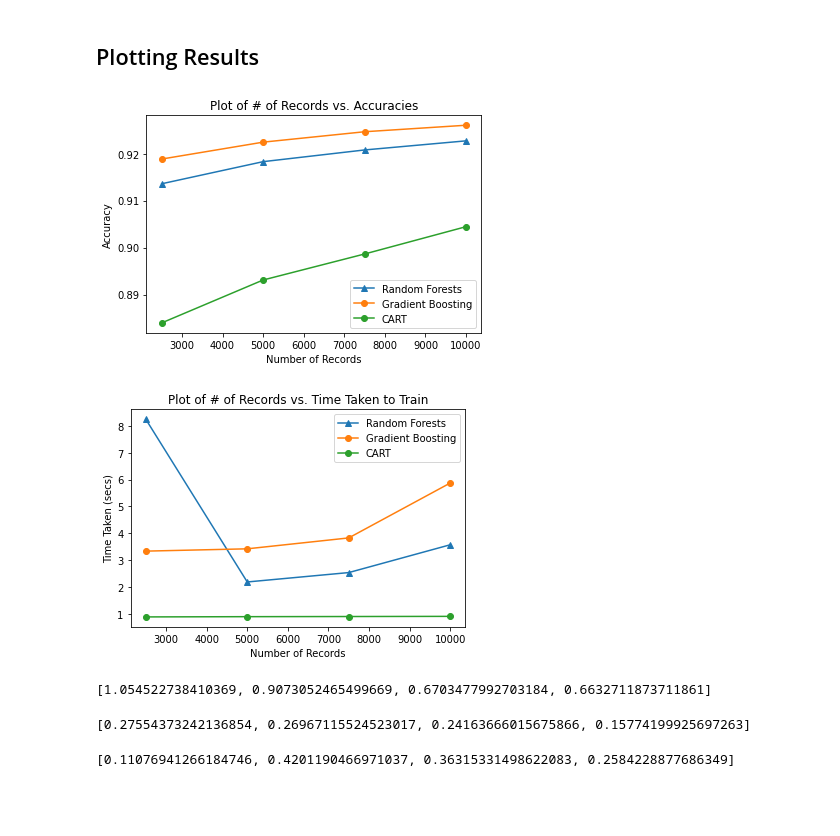
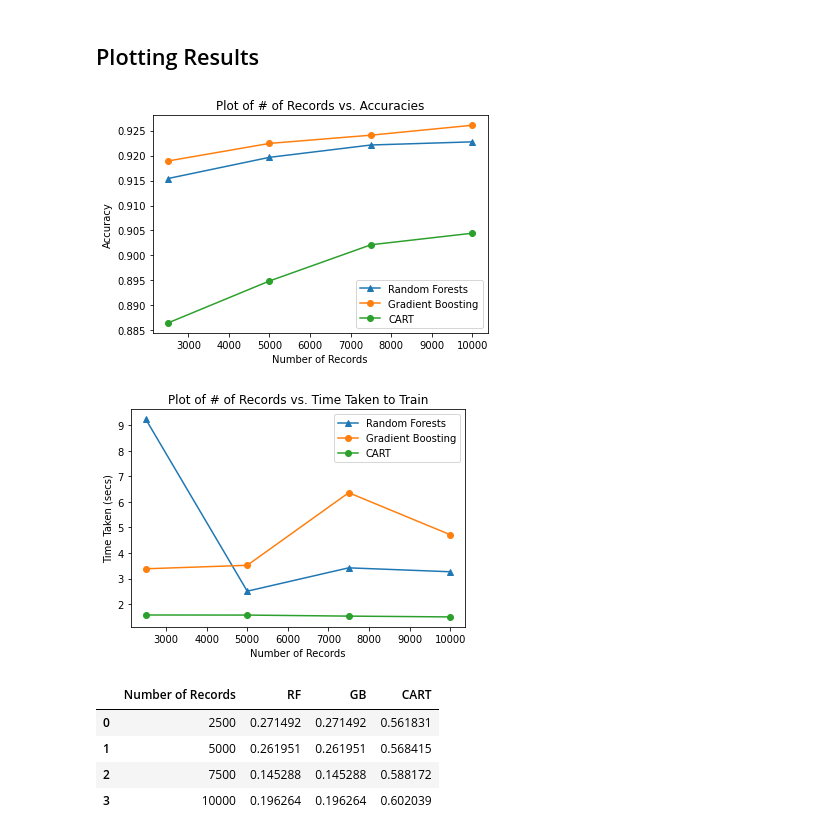
Before and after one commit to karthikmswamy/TF_Intro_Notebooks, a Jupyter notebook: TF_DF_with_Data_Variations_Drybeans.ipynb, the cells around one changed output. Saved outputs shown, nothing was run; the diff lists cells and outputs as text; code cells hidden in the pictures; blank space fills up the shorter version.

```diff
--- a/TF_DF_with_Data_Variations_Drybeans.ipynb
+++ b/TF_DF_with_Data_Variations_Drybeans.ipynb
@@ -29,7 +38,7 @@ import matplotlib.pyplot as plt
 # Downloading file from https://archive.ics.uci.edu/ml/machine-learning-databases/00602/DryBeanDataset.zip
 
 # Load a dataset into a Pandas Dataframe.
-dataset_df = pd.read_csv("./Dry_Bean_Dataset.csv")
+dataset_df = pd.read_excel("./DryBeanDataset/Dry_Bean_Dataset.xlsx")
 
 # Display the first 3 examples.
 dataset_df.head(3)
@@ -299,36 +307,35 @@ plt.title("Plot of # of Records vs. Accuracies")
 plt.legend()
 plt.show()
 # %% [output]
-[figure, old version]
+[figure, new version]
 # %%
 x  = [res[0] for res in results_rf]
 y1 = [res[2] for res in results_rf]
 y2 = [res[2] for res in results_gb]
-y3 = [res[1] for res in results_cm]
+y3 = [res[2] for res in results_cm]
 plt.plot(x, y1, label="Random Forests", marker='^')
 plt.plot(x, y2, label="Gradient Boosting", marker='o')
 plt.plot(x, y3, label="CART", marker='o')
 plt.plot()
 
 plt.xlabel("Number of Records")
 plt.ylabel("Time Taken (secs)")
 plt.title("Plot of # of Records vs. Time Taken to Train")
 plt.legend()
 plt.show()
 # %% [output]
-[figure, old version]
+[figure, new version]
-# %%
-cm_acc_per_sec = [res[1] / res[2] for res in results_cm]
-print(cm_acc_per_sec)
-# %% [output]
-[1.054522738410369, 0.9073052465499669, 0.6703477992703184, 0.6632711873711861]
-# %%
-gb_acc_per_sec = [res[1] / res[2] for res in results_gb]
-print(gb_acc_per_sec)
-# %% [output]
-[0.27554373242136854, 0.26967115524523017, 0.24163666015675866, 0.15774199925697263]
-# %%
-rf_acc_per_sec = [res[1] / res[2] for res in results_rf]
-print(rf_acc_per_sec)
-# %% [output]
-[0.11076941266184746, 0.4201190466971037, 0.36315331498622083, 0.2584228877686349]
+# %%
+df_results = pd.DataFrame()
+df_results["Number of Records"] = [res[0] for res in results_rf]
+df_results["RF"] = [res[1] / res[2] for res in results_gb]
+df_results["GB"] = [res[1] / res[2] for res in results_gb]
+df_results["CART"] = [res[1] / res[2] for res in results_cm]
+
+df_results.head()
+# %% [output]
+|  | Number of Records | RF | GB | CART |
+| 0 | 2500 | 0.271492 | 0.271492 | 0.561831 |
+| 1 | 5000 | 0.261951 | 0.261951 | 0.568415 |
+| 2 | 7500 | 0.145288 | 0.145288 | 0.588172 |
+| 3 | 10000 | 0.196264 | 0.196264 | 0.602039 |
```
Also changed, not shown: parts of 2 cells of this notebook.
